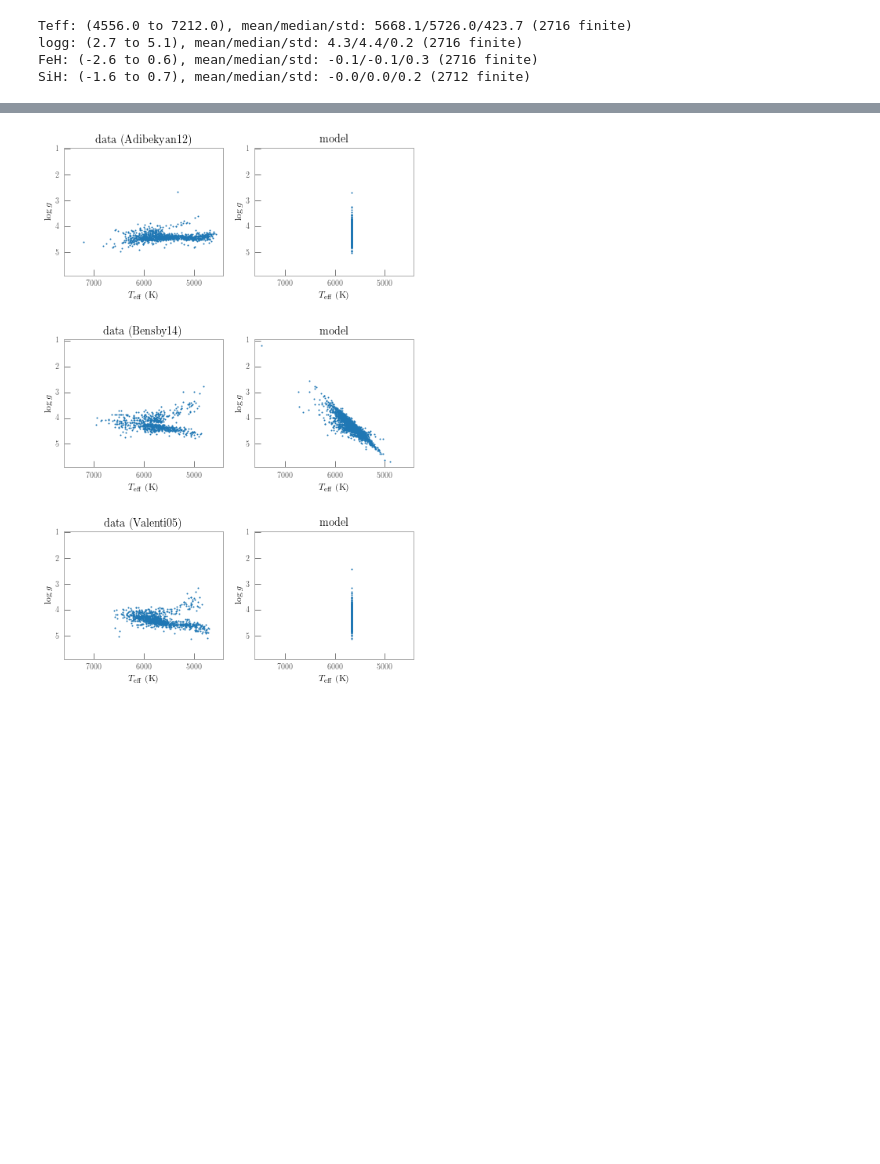
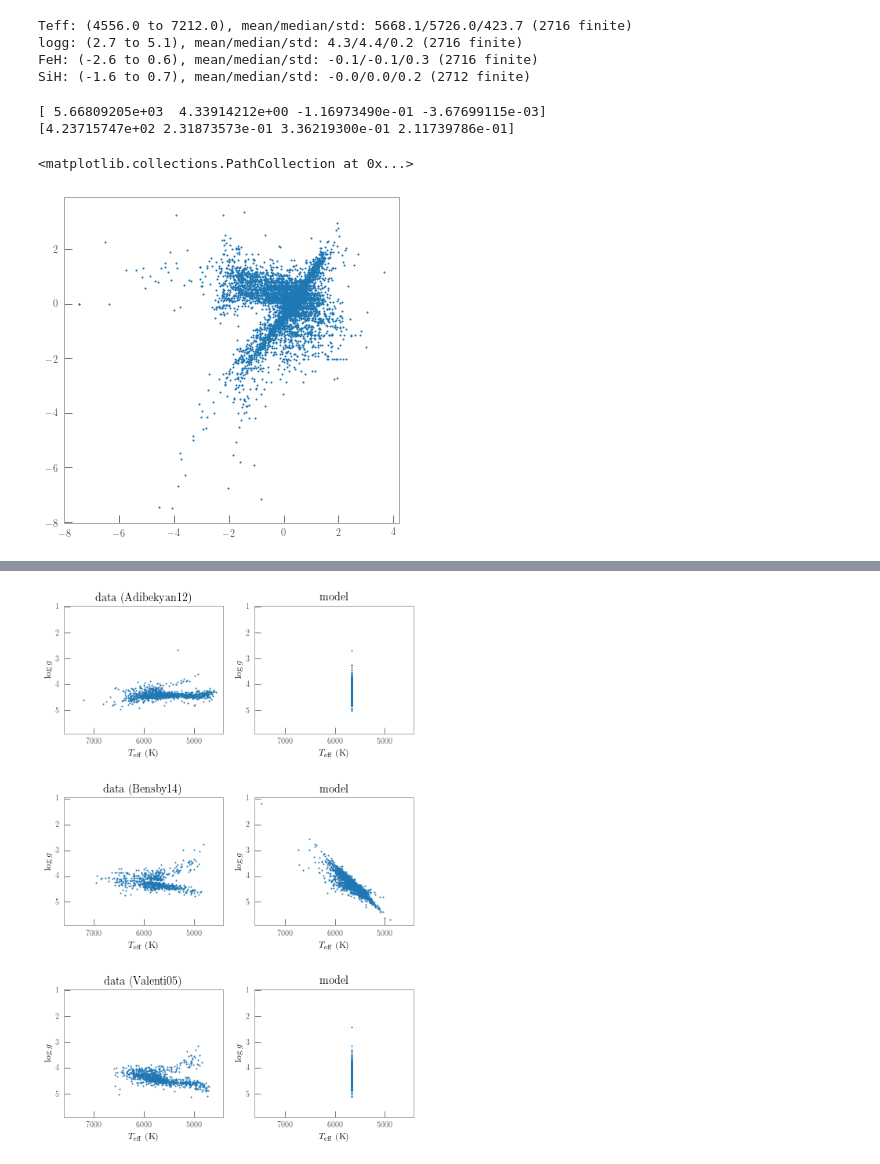
Before and after one commit to andycasey/uber-chemi-cal, a Jupyter notebook: hypatia-subset.ipynb, the cells around one changed output, grey strips where cells are left out. Saved outputs shown, nothing was run; the diff lists cells and outputs as text; code cells hidden in the pictures; blank space fills up the shorter version.

```diff
--- a/hypatia-subset.ipynb
+++ b/hypatia-subset.ipynb
@@ -80,22 +81,14 @@ def de_gapify_data(y, additional_variance=1e8):
 
     N, M, D = y.shape
     missing = ~np.isfinite(y)
-    mean_stellar_labels = np.nanmean(y, axis=1)
-    mean_labels = np.nanmean(y.reshape((-1, D)), axis=0)
+    label_means = np.nanmean(y.reshape((-1, D)), axis=0)
+    label_scales = np.nanstd(y.reshape((-1, D)), axis=0)
 
-    for d in range(D):
-        mean_stellar_labels[:, d][~np.isfinite(mean_stellar_labels[:, d])] = mean_labels[d]
+    y_tilde = (np.copy(y) - label_means)/label_scales
+    y_tilde[missing] = 0.0
 
-    y_full_rank = np.copy(y)
-    variance = np.zeros_like(y)
-    for m in range(M):
-        y_full_rank[:, m, :][missing[:, m, :]] = mean_stellar_labels[missing[:, m, :]]
-        variance[:, m, :][missing[:, m, :]] = 1.0
-        assert np.all(np.isfinite(y_full_rank[:, m, :]))
+    extra_variance = missing.astype(int) * additional_variance
 
-    variance *= additional_variance
+    return (y_tilde, label_means, label_scales, extra_variance)
 
-    assert np.all(np.isfinite(y_full_rank))
-    return (y_full_rank, variance)
-
-y_full_rank, extra_variance = de_gapify_data(y)
+y_tilde, label_means, label_scales, extra_variance = de_gapify_data(y)
@@ -106,0 +95,13 @@ fig, axes = plt.subplots(M, 1)
+# %%
+print(label_means)
+print(label_scales)
+# %% [output]
+[ 5.66809205e+03  4.33914212e+00 -1.16973490e-01 -3.67699115e-03]
+[4.23715747e+02 2.31873573e-01 3.36219300e-01 2.11739786e-01]
+# %%
+fig, ax = plt.subplots(figsize=(6, 6))
+y_ = y_tilde.reshape((-1, 2))
+ax.scatter(y_[:, 0], y_[:, 1], s=1)
+# %% [output]
+<matplotlib.collections.PathCollection at 0x...>
+[figure, added]
```
Also changed, not shown: parts of 8 cells of this notebook, 2 other files.
